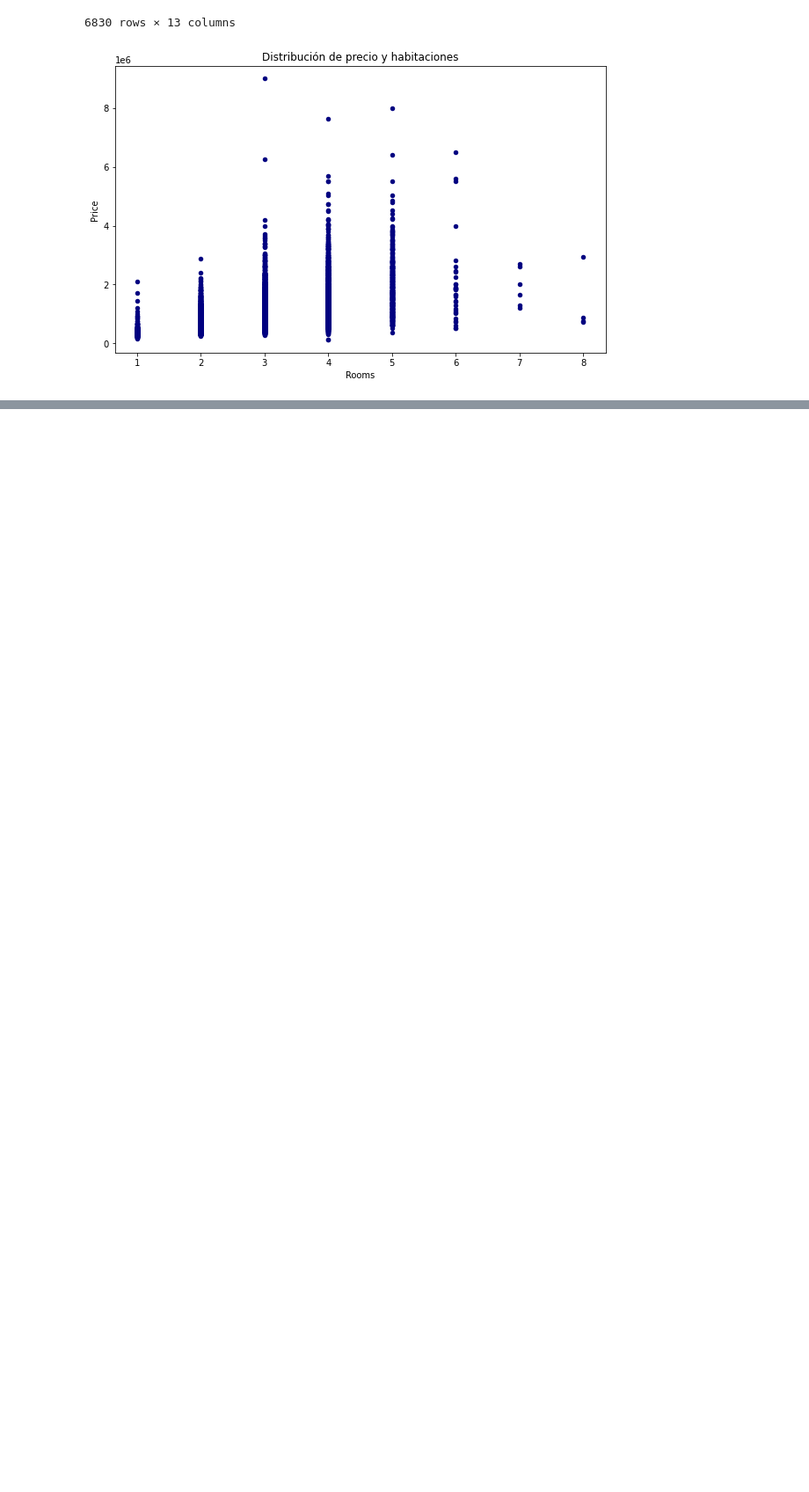
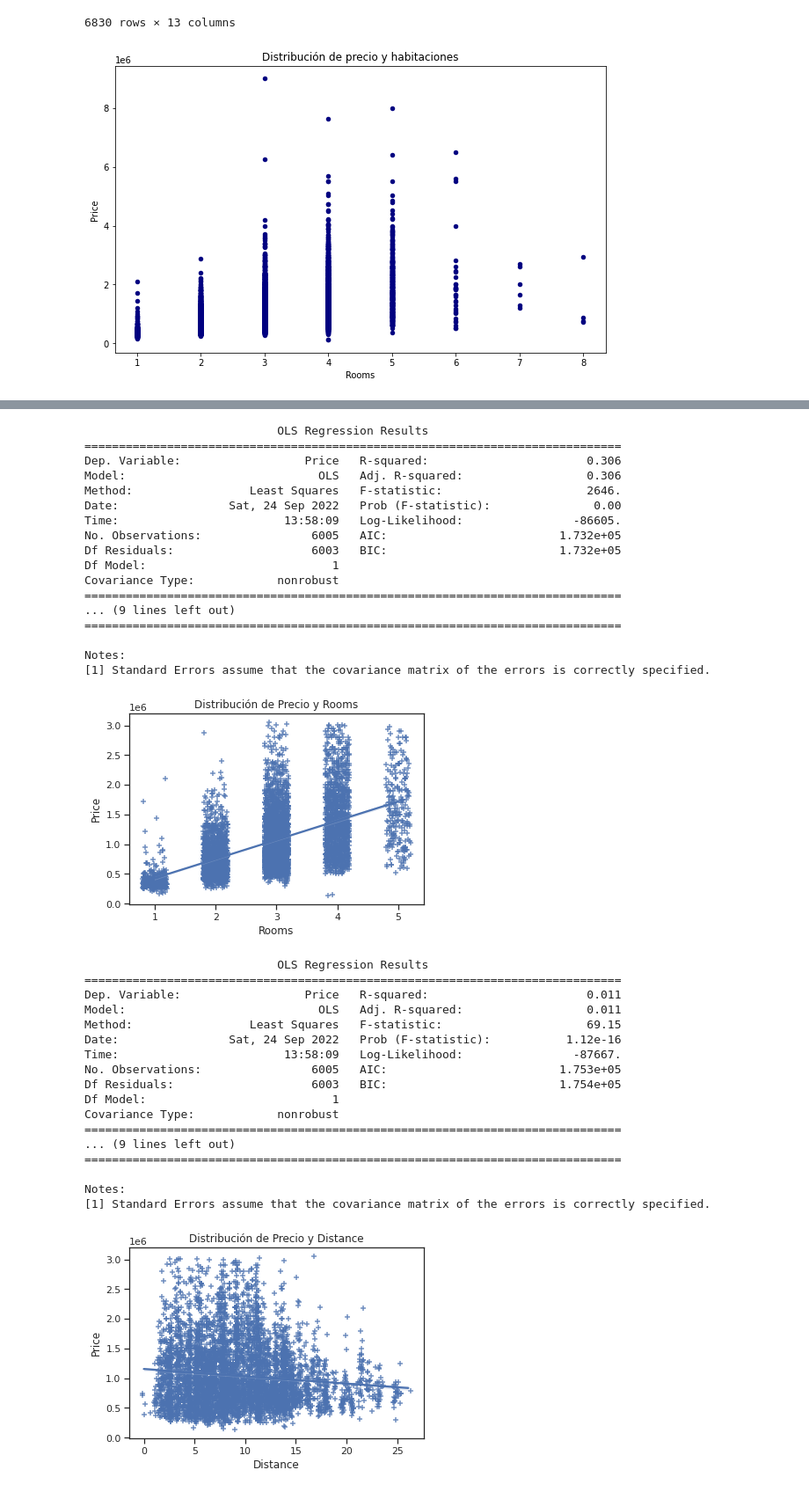
Before and after one commit to jvera672/cd_202202_juan_vera, a Jupyter notebook: Taller_4.ipynb, the cells around one changed output, grey strips where cells are left out. Shown at 88% size. Drawn from its saved outputs; the diff is of its cells as text; code cells hidden in the pictures; blank space fills up the shorter version.

```diff
--- a/Taller_4.ipynb
+++ b/Taller_4.ipynb
@@ -144,0 +135,63 @@ ax.set_title('Distribución de precio y carros');
+# %%
+bestR = 0.0
+bestEst2 = None
+for column in df0:
+  if column != "Price":
+    x = df0[column]
+    y = df0["Price"]
+    x2 = sm.add_constant(x)
+    est = sm.OLS(y, x2)
+    est2 = est.fit()
+    if(est2.rsquared > bestR):
+      bestR = est2.rsquared
+      bestEst2 = est2
+    print(est2.summary())
+    sb.set_theme(color_codes=True)
+    sb.set_theme(style="ticks")
+    ax = sb.regplot(x=column, y="Price", data=df0, marker='+', x_jitter=0.2, y_jitter=0.2)
+    ax.set_title('Distribución de Precio y ' + column);
+    plt.show(ax)
+print("----------------------")
+print("----------------------")
+print("----------------------")
+print("----------------------")
+print("Best R-squared: " + str(bestR))
+print("----------------------")
+print(bestEst2.summary())
+# %% [output]
+                            OLS Regression Results
+==============================================================================
+Dep. Variable:                  Price   R-squared:                       0.306
+Model:                            OLS   Adj. R-squared:                  0.306
+Method:                 Least Squares   F-statistic:                     2646.
+Date:                Sat, 24 Sep 2022   Prob (F-statistic):               0.00
+Time:                        13:58:09   Log-Likelihood:                -86605.
+No. Observations:                6005   AIC:                         1.732e+05
+Df Residuals:                    6003   BIC:                         1.732e+05
+Df Model:                           1
+Covariance Type:            nonrobust
+==============================================================================
+... (9 lines left out)
+==============================================================================
+
+Notes:
+[1] Standard Errors assume that the covariance matrix of the errors is correctly specified.
+[figure, added]
+                            OLS Regression Results
+==============================================================================
+Dep. Variable:                  Price   R-squared:                       0.011
+Model:                            OLS   Adj. R-squared:                  0.011
+Method:                 Least Squares   F-statistic:                     69.15
+Date:                Sat, 24 Sep 2022   Prob (F-statistic):           1.12e-16
+Time:                        13:58:09   Log-Likelihood:                -87667.
+No. Observations:                6005   AIC:                         1.753e+05
+Df Residuals:                    6003   BIC:                         1.754e+05
+Df Model:                           1
+Covariance Type:            nonrobust
+==============================================================================
+... (9 lines left out)
+==============================================================================
+
+Notes:
+[1] Standard Errors assume that the covariance matrix of the errors is correctly specified.
+[figure, added]
```
Also changed, not shown: parts of 8 cells of this notebook.
